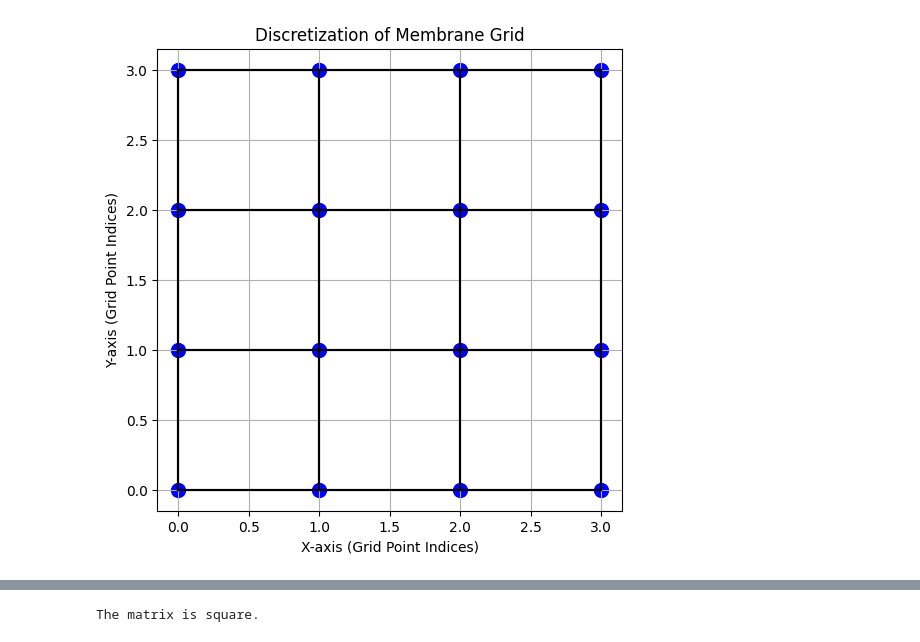
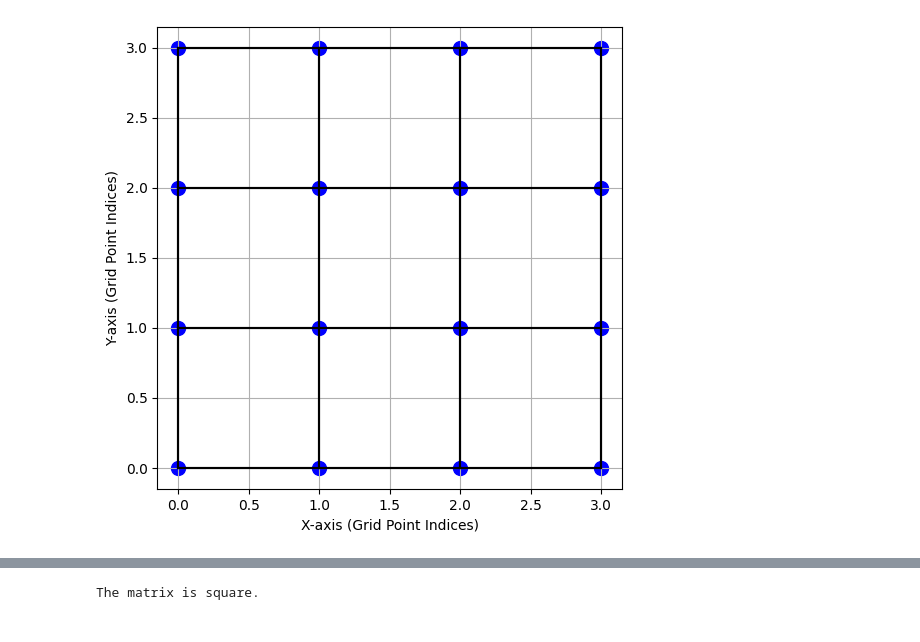
Before and after one commit to koenweverink/ScientificComputing, a Jupyter notebook: Set3.ipynb, the cells around one changed output, grey strips where cells are left out. Cells and saved outputs as stored; diff of their text form; code cells hidden in the pictures.

Commit message:
changes plots

```diff
--- a/Set3.ipynb
+++ b/Set3.ipynb
@@ -78,30 +69,30 @@ plt.show()
 # %%
 # Generate grid points
 x = np.arange(0, m)
 y = np.arange(0, n)
 X, Y = np.meshgrid(x, y)
 
 # Plot grid points
 plt.figure(figsize=(6, 6))
 plt.scatter(X, Y, color='blue', s=100)
 
 # Plot connections between grid points
 for i in range(n):
     for j in range(m):
         index = i * m + j
         if j > 0:  # Not on the left edge
             plt.plot([j - 1, j], [i, i], color='black')  # Left neighbor
         if j < m - 1:  # Not on the right edge
             plt.plot([j + 1, j], [i, i], color='black')  # Right neighbor
         if i > 0:  # Not on the top edge
             plt.plot([j, j], [i - 1, i], color='black')  # Top neighbor
         if i < n - 1:  # Not on the bottom edge
             plt.plot([j, j], [i + 1, i], color='black')  # Bottom neighbor
 
-plt.title('Discretization of Membrane Grid')
+# plt.title('Discretization of Membrane Grid')
 plt.xlabel('X-axis (Grid Point Indices)')
 plt.ylabel('Y-axis (Grid Point Indices)')
 plt.grid(True)
 plt.show()
 # %% [output]
-[figure, old version]
+[figure, new version]
```
Also changed, not shown: parts of 2 cells of this notebook.
